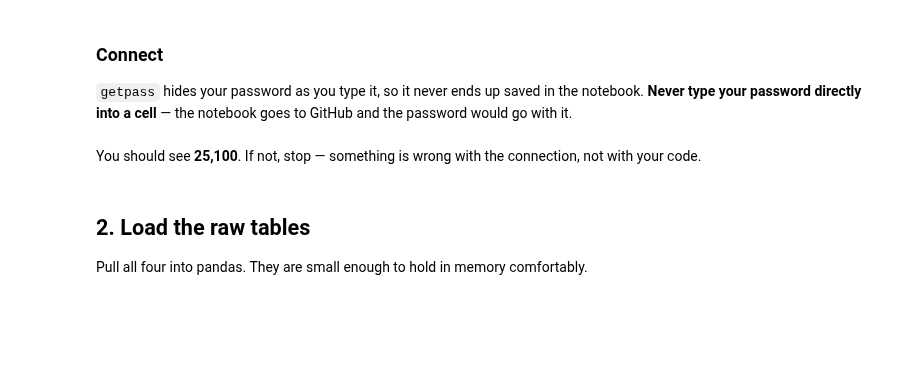
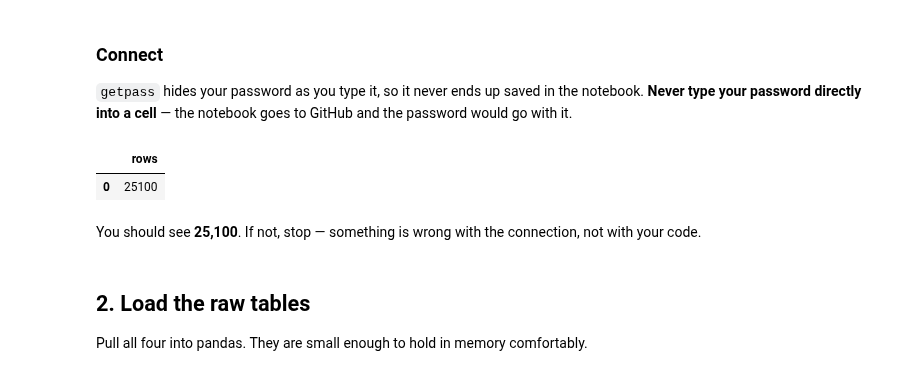
Before and after one commit to ReginaRobertson/Data-Science-Internship-Group-2a-Clinic-Visits, a Jupyter notebook: Notebooks/week3_cleaning_group2a.ipynb, the cells around one changed output. Cells and saved outputs as stored; diff of their text form; code cells hidden in the pictures; blank space fills up the shorter version.

```diff
--- a/Notebooks/week3_cleaning_group2a.ipynb
+++ b/Notebooks/week3_cleaning_group2a.ipynb
@@ -46,18 +50,21 @@ to GitHub and the password would go with it.
 # %%
 HOST   = "internship-db.coh86gwewtxb.us-east-1.rds.amazonaws.com"
 DB     = "internship"
 USER   = "group2a"
 SCHEMA_RAW   = "raw_clinic"
 SCHEMA_MINE  = "group2a"
 
-password = getpass("Password for group2a: ")
+password = getpass("Password for group2a:W43nMz59ydw8ilNzdalX")
 
 engine = create_engine(
     f"postgresql+psycopg2://{USER}:{password}@{HOST}:5432/{DB}?sslmode=require"
 )
 
 # quick check
 pd.read_sql(f"SELECT count(*) AS rows FROM {SCHEMA_RAW}.visits", engine)
+# %% [output]
+|  | rows |
+| 0 | 25100 |
 # %% [markdown]
 You should see **25,100**. If not, stop — something is
 wrong with the connection, not with your code.
```
Also changed, not shown: parts of 20 cells of this notebook.
